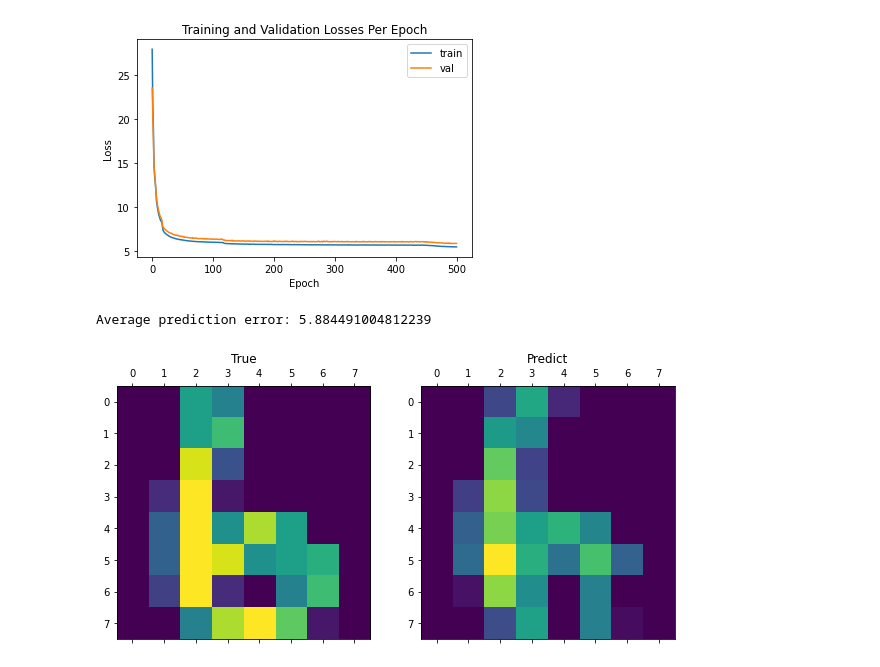
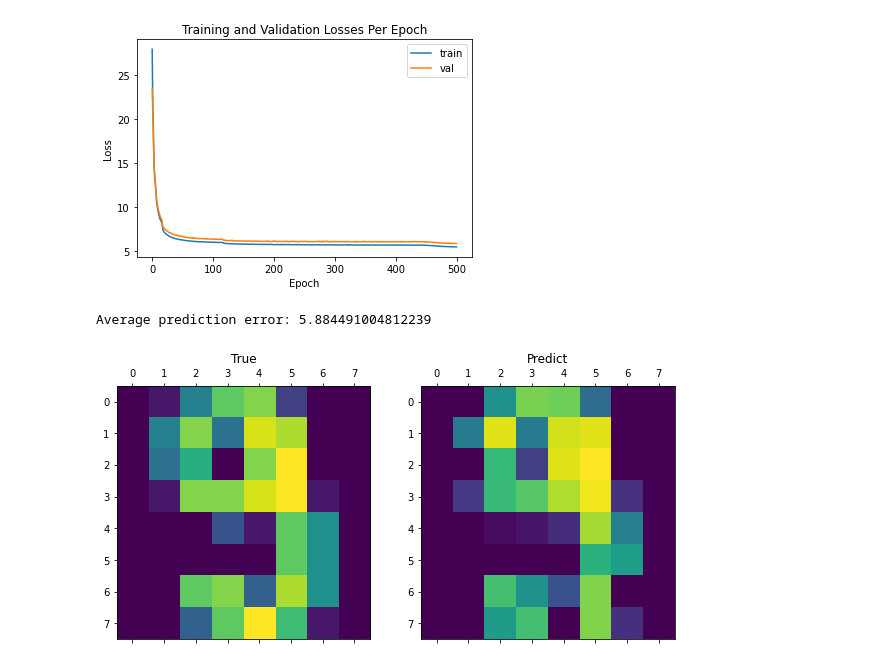
Before and after one commit to tlouskt/final-nn, a Jupyter notebook: nn/nn-test.ipynb, the cells around one changed output. Cells and saved outputs as stored; diff of their text form; code cells hidden in the pictures.

```diff
--- a/nn/nn-test.ipynb
+++ b/nn/nn-test.ipynb
@@ -566,14 +566,14 @@ average Validation Error: 6.416368347717475
 # %%
 pred = model.predict(X_test)
 pred_err = mean_squared_error(X_test, pred)
 print("Average prediction error: " + str(pred_err))
 
 fig, ax = plt.subplots(1, 2, figsize = (10, 10))
-ax[0].matshow(X_test[3].reshape((8, 8)))
+ax[0].matshow(X_test[50].reshape((8, 8)))
 ax[0].set_title("True")
-ax[1].matshow(pred[3].reshape((8, 8)))
+ax[1].matshow(pred[50].reshape((8, 8)))
 ax[1].set_title("Predict")
 plt.show()
 # %% [output]
 Average prediction error: 5.884491004812239
-[figure, old version]
+[figure, new version]
```
Also changed, not shown: 2 other files.
